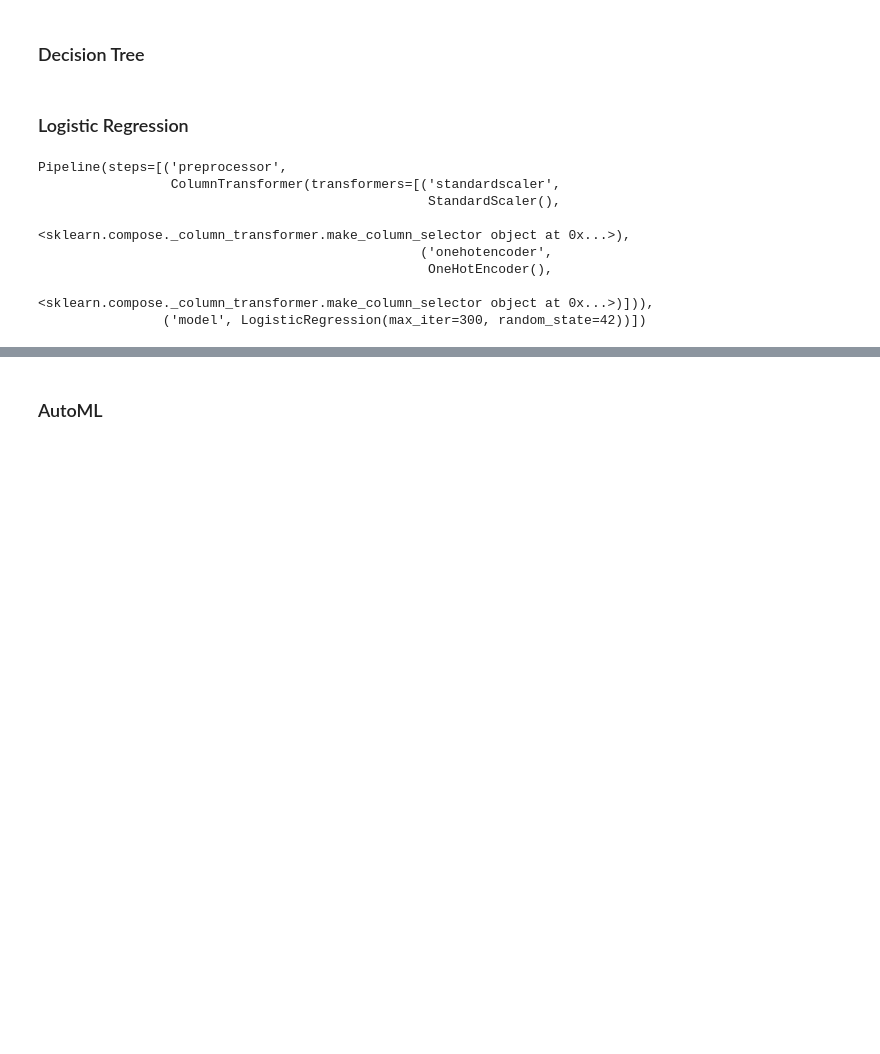
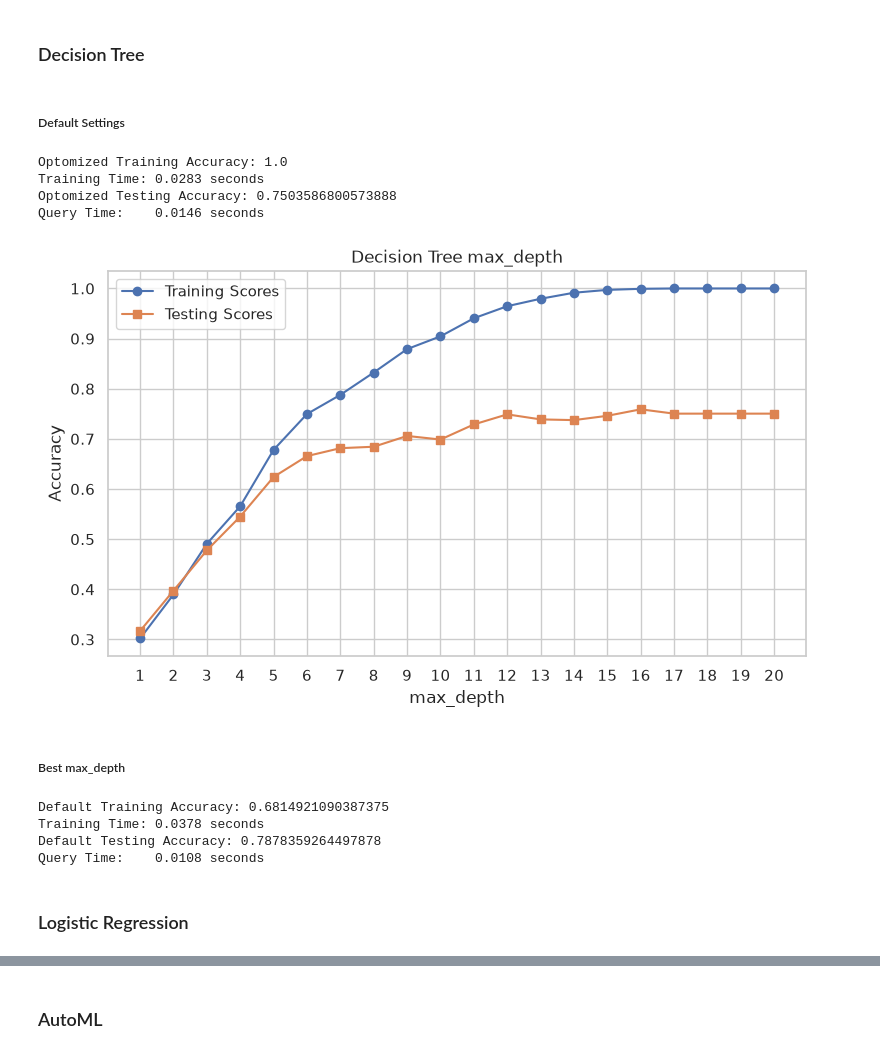
Before and after one commit to shoshanabernstein/Python-Final-Project, a Jupyter notebook: obesity_classification.ipynb, the cells around one changed output, grey strips where cells are left out. Saved outputs shown, nothing was run; the diff lists cells and outputs as text; code cells hidden in the pictures; blank space fills up the shorter version.

```diff
--- a/obesity_classification.ipynb
+++ b/obesity_classification.ipynb
@@ -208,6 +215,8 @@ Index(['Gender', 'Age', 'family_history_with_overweight', 'FAVC', 'FCVC',
       dtype='str')
 # %% [markdown]
 ### Train/Test Split
+# %%
+df = df.drop(columns=['Weight_lbs', 'Height_in', 'BMI'])
 # %%
 X = df.drop(columns=['Obesity_Class'])
 y = df['Obesity_Class']
@@ -223,3 +232,14 @@ preprocessor = make_column_transformer(
 ## Models
 # %% [markdown]
 ### Decision Tree
+# %% [markdown]
+##### Default Settings
+# %%
+decision_tree_pipe = Pipeline([('preprocessor', preprocessor),
+                 ('model', DecisionTreeClassifier(random_state=42))])
+
+start_train = time.perf_counter()
+decision_tree_pipe.fit(X_train, y_train)
+end_train = time.perf_counter()
+
+train_time = end_train - start_train
@@ -225,0 +254,37 @@ preprocessor = make_column_transformer(
+# %%
+print("Optomized Training Accuracy:", accuracy_score(y_train, y_train_pred))
+print(f"Training Time: {train_time:.4f} seconds")
+print("Optomized Testing Accuracy:", accuracy_score(y_test, y_test_pred))
+print(f"Query Time:    {query_time:.4f} seconds")
+# %% [output]
+Optomized Training Accuracy: 1.0
+Training Time: 0.0283 seconds
+Optomized Testing Accuracy: 0.7503586800573888
+Query Time:    0.0146 seconds
+# %%
+train_scores = []
+test_scores = []
+depths = range(1, 21)
+for d in depths:
+    d_tree = Pipeline([('preprocessor', preprocessor),
+                 ('model', DecisionTreeClassifier(random_state=42, max_depth=d))])
+    d_tree.fit(X_train, y_train)
+    train_scores.append(accuracy_score(y_train, d_tree.predict(X_train)))
+    test_scores.append(accuracy_score(y_test, d_tree.predict(X_test)))
+
+
+
+plt.figure(figsize=(9, 5))
+plt.plot(depths, train_scores, label="Training Scores", marker="o")
+plt.plot(depths, test_scores, label="Testing Scores", marker="s")
+
+plt.xlabel("max_depth")
+plt.ylabel("Accuracy")
+plt.xticks(depths)
+plt.legend()
+plt.title("Decision Tree max_depth")
+plt.show()
+# %% [output]
+[figure, added]
+# %% [markdown]
+##### Best max_depth
@@ -226,16 +308,26 @@ preprocessor = make_column_transformer(
+# %%
+dt_test_acc = accuracy_score(y_test, y_test_pred)
+dt_train_acc = accuracy_score(y_train, y_train_pred)
+dt_train_time = train_time
+dt_query_time = query_time
+
+print("Default Training Accuracy:", dt_test_acc)
+print(f"Training Time: {dt_train_time:.4f} seconds")
+print("Default Testing Accuracy:", dt_train_acc)
+print(f"Query Time:    {dt_query_time:.4f} seconds")
+# %% [output]
+Default Training Accuracy: 0.6814921090387375
+Training Time: 0.0378 seconds
+Default Testing Accuracy: 0.7878359264497878
+Query Time:    0.0108 seconds
 # %% [markdown]
 ### Logistic Regression
 # %%
 logistic_regression_pipe = Pipeline([('preprocessor', preprocessor),
-                 ('model', LogisticRegression(random_state=42, max_iter=300))])
+                 ('model', LogisticRegression(random_state=42, max_iter=150))])
 
+start_train = time.perf_counter()
 logistic_regression_pipe.fit(X_train, y_train)
+end_train = time.perf_counter()
+
+train_time = end_train - start_train
-# %% [output]
-Pipeline(steps=[('preprocessor',
-                 ColumnTransformer(transformers=[('standardscaler',
-                                                  StandardScaler(),
-                                                  <sklearn.compose._column_transformer.make_column_selector object at 0x...>),
-                                                 ('onehotencoder',
-                                                  OneHotEncoder(),
-                                                  <sklearn.compose._column_transformer.make_column_selector object at 0x...>)])),
-                ('model', LogisticRegression(max_iter=300, random_state=42))])
```
Also changed, not shown: parts of 26 cells of this notebook.
